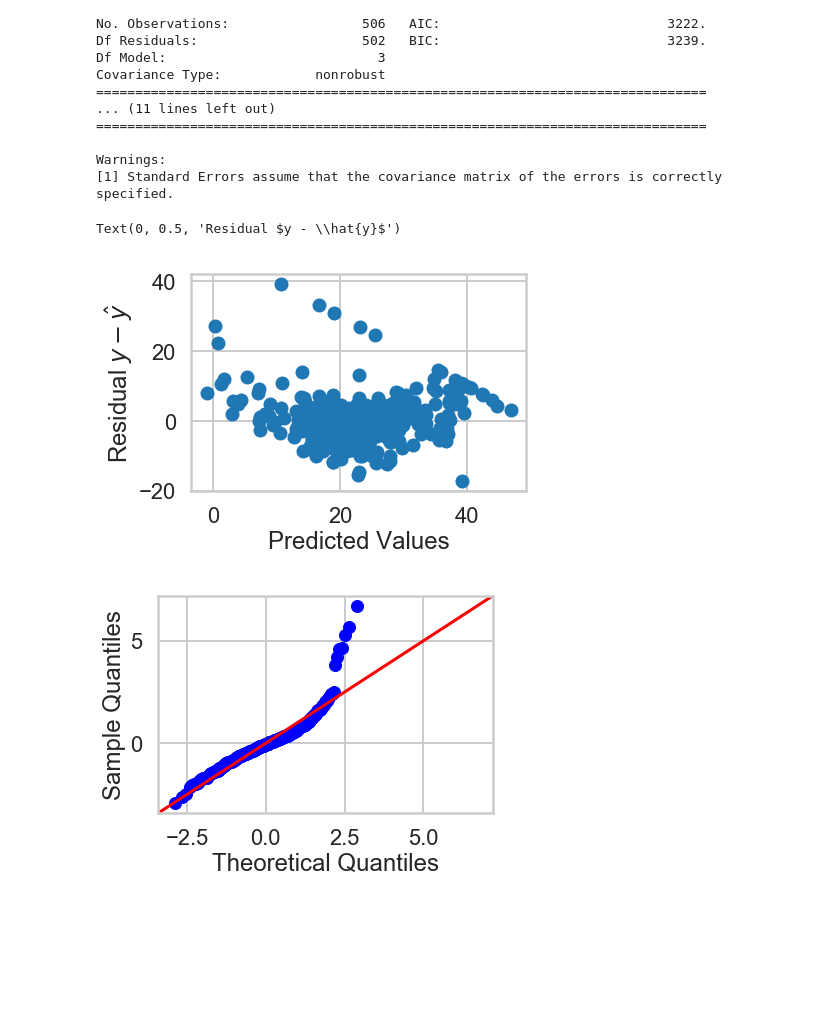
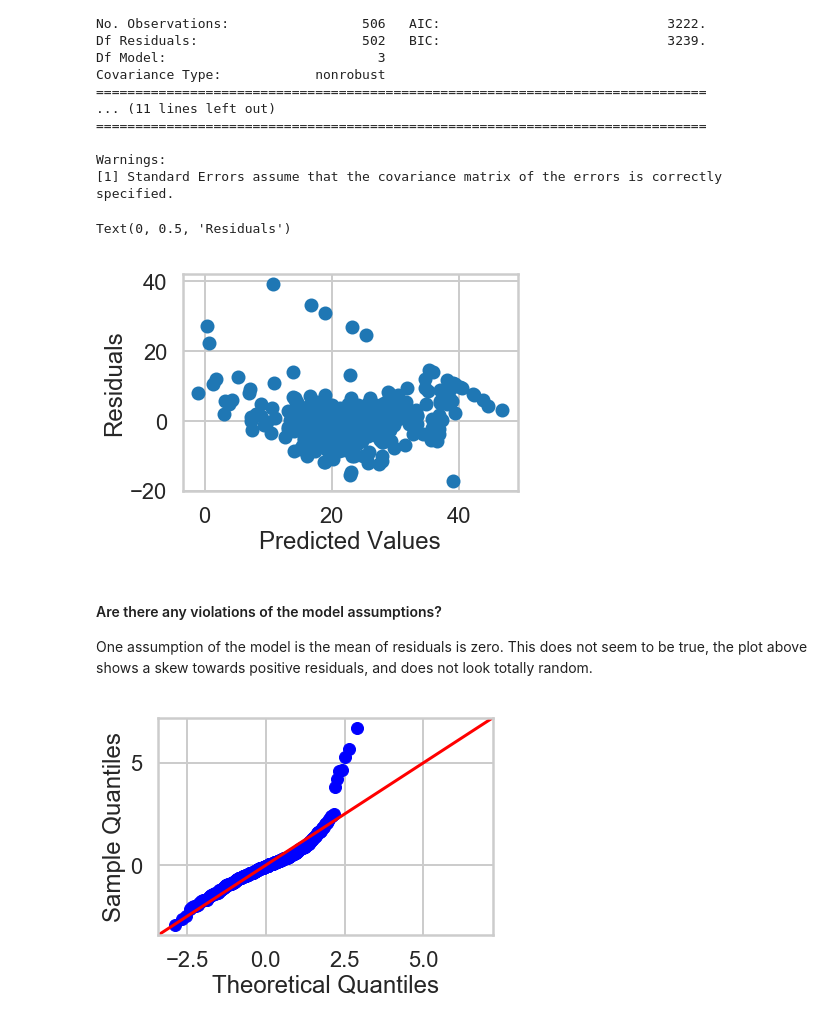
Before and after one commit to ssatti0/Springboard_work, a Jupyter notebook: Mini_projects/Mini_Project_Linear_Regression.ipynb, the cells around one changed output. Cells and saved outputs as stored; diff of their text form; code cells hidden in the pictures; blank space fills up the shorter version.

```diff
--- a/Mini_projects/Mini_Project_Linear_Regression.ipynb
+++ b/Mini_projects/Mini_Project_Linear_Regression.ipynb
@@ -1167,12 +1168,15 @@ Warnings:
 # %%
 # Residuals vs fitted plot.
 from statsmodels.graphics.regressionplots import *
 plt.scatter(m2.fittedvalues, m2.resid)
 plt.xlabel("Predicted Values")
-plt.ylabel("Residual $y - \hat{y}$")
+plt.ylabel("Residuals")
 # %% [output]
-Text(0, 0.5, 'Residual $y - \\hat{y}$')
+Text(0, 0.5, 'Residuals')
-[figure, old version]
+[figure, new version]
+# %% [markdown]
+#### Are there any violations of the model assumptions?
+One assumption of the model is the mean of residuals is zero. This does not seem to be true, the plot above shows a skew towards positive residuals, and does not look totally random.
 # %%
 # Quantile plot of residuals
 resid = m2.resid
```
Also changed, not shown: parts of 18 cells of this notebook.
